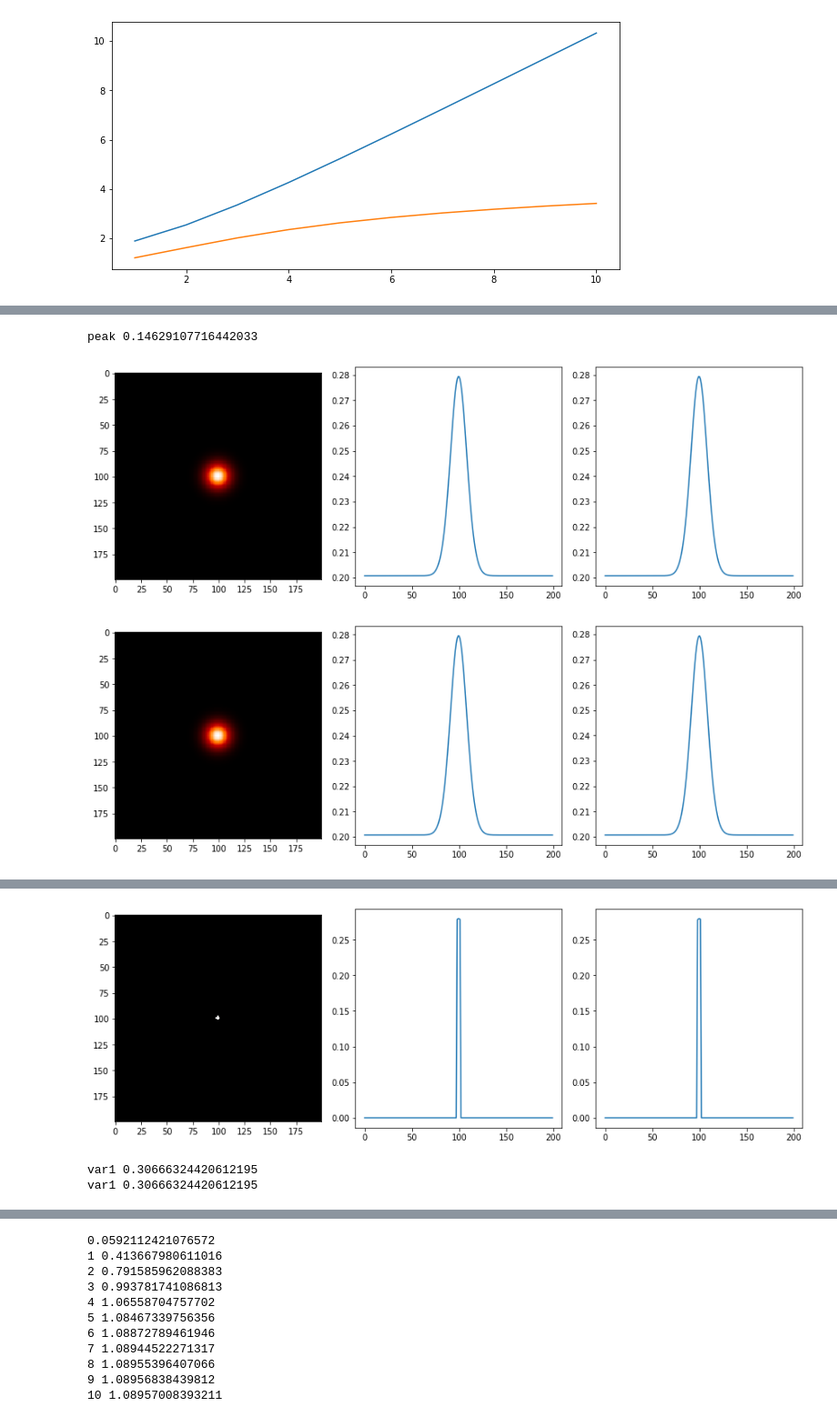
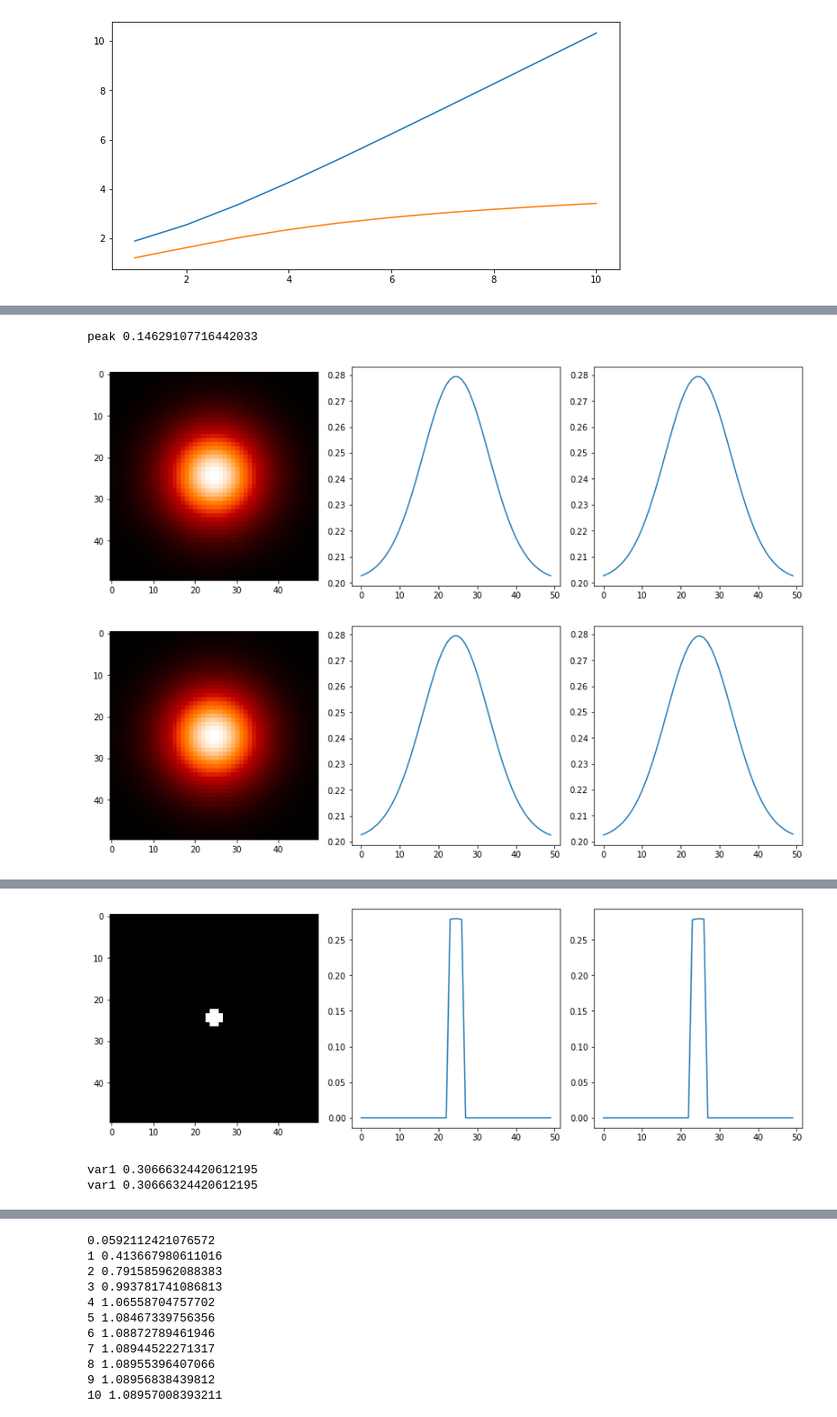
Before and after one commit to astro-tiptop/MASTSEL, a Jupyter notebook: MAVIS2.ipynb, the cells around one changed output, grey strips where cells are left out. Shown: that part at 91% size. Saved outputs shown, nothing was run; the diff lists cells and outputs as text; code cells hidden in the pictures.

```diff
--- a/MAVIS2.ipynb
+++ b/MAVIS2.ipynb
@@ -72,7 +77,7 @@ plt.show()
 def simple2Dgaussian(x, y, x0=0.0, y0=0.0, sg=1.0):
     return np.exp(-((x-x0)**2)/(2*sg**2)-((y-y0)**2)/(2*sg**2) )
 
-gridSize=200
+gridSize=50
 pixel_scale /= 4
 gridSpanArcsec= pixel_scale*gridSize/1000
 gridSpanRad = gridSpanArcsec/radiansToArcsecs
@@ -132,5 +137,5 @@ g2d max: 0.14460789442695757
 # %%
-gridSize=200
+gridSize=50
 xVarPixels = yVarPixels = asigma*2
 imax = 30 # 32
 #zmin = 0.0001
@@ -172,33 +177,33 @@ def meanVarSigma(inGaussian):
     sigma_ktr_array = np.sqrt(var_ktr_array.astype(np.float64))
     return mu_ktr_array, var_ktr_array, sigma_ktr_array
 
 peak = peakValue
 print('peak', peak)
 back = skyBackground/SensorFrameRate
 inGaussian1 = peak * simple2DgaussianS() + back
 inGaussian1 = subsParamsByName( inGaussian1, {'sigma_xa':xVarPixels, 'sigma_ya':yVarPixels, 'x_aM':0.0, 'y_aM':0.0 } )
 mu_ktr_array, var_ktr_array, sigma_ktr_array = meanVarSigma(inGaussian1)
 inGaussian2 = peak * simple2DgaussianS() + back
 inGaussian2 = subsParamsByName( inGaussian2, {'sigma_xa':xVarPixels, 'sigma_ya':yVarPixels, 'x_aM':p_offset, 'y_aM':0.0 } )
 mu_ktr_prime_array, var_ktr_prime_array, sigma_ktr_prime_array = meanVarSigma(inGaussian2)
 
 # fare il rebin qui
 standardPsfPlot(mu_ktr_array)
 standardPsfPlot(mu_ktr_prime_array)
 fx = np.arange(-gridSize / 2., gridSize/ 2., 1.0) + 0.5
 (fx, fy) = np.meshgrid(fx, fx)
 masked_mu0 = W_Mask*mu_ktr_array
 print('mu0', np.sum(masked_mu0*fx)/np.sum(masked_mu0))
 masked_mu = W_Mask*mu_ktr_prime_array
 masked_sigma = W_Mask*W_Mask*var_ktr_array
 print('mu1', np.sum(masked_mu*fx)/np.sum(masked_mu) )
 print('mu1', np.sum(masked_mu*fy)/np.sum(masked_mu) )
 standardPsfPlot(masked_mu)
 print('var1', np.sum(masked_sigma*fx*fx)/(np.sum(masked_mu0)**2) )
 print('var1', np.sum(masked_sigma*fy*fy)/(np.sum(masked_mu0)**2) )
 standardPsfPlot(masked_sigma)
 # %% [output]
 peak 0.14629107716442033
-[figure, old version]
+[figure, new version]
-[figure, old version]
+[figure, new version]
 mu0 0.0
@@ -206,4 +211,4 @@ mu1 -0.00017667622809279204
 mu1 0.0010429535579893011
-[figure, old version]
+[figure, new version]
 var1 0.30666324420612195
 var1 0.30666324420612195
```
Also changed, not shown: parts of 5 cells of this notebook, 3 other files.
